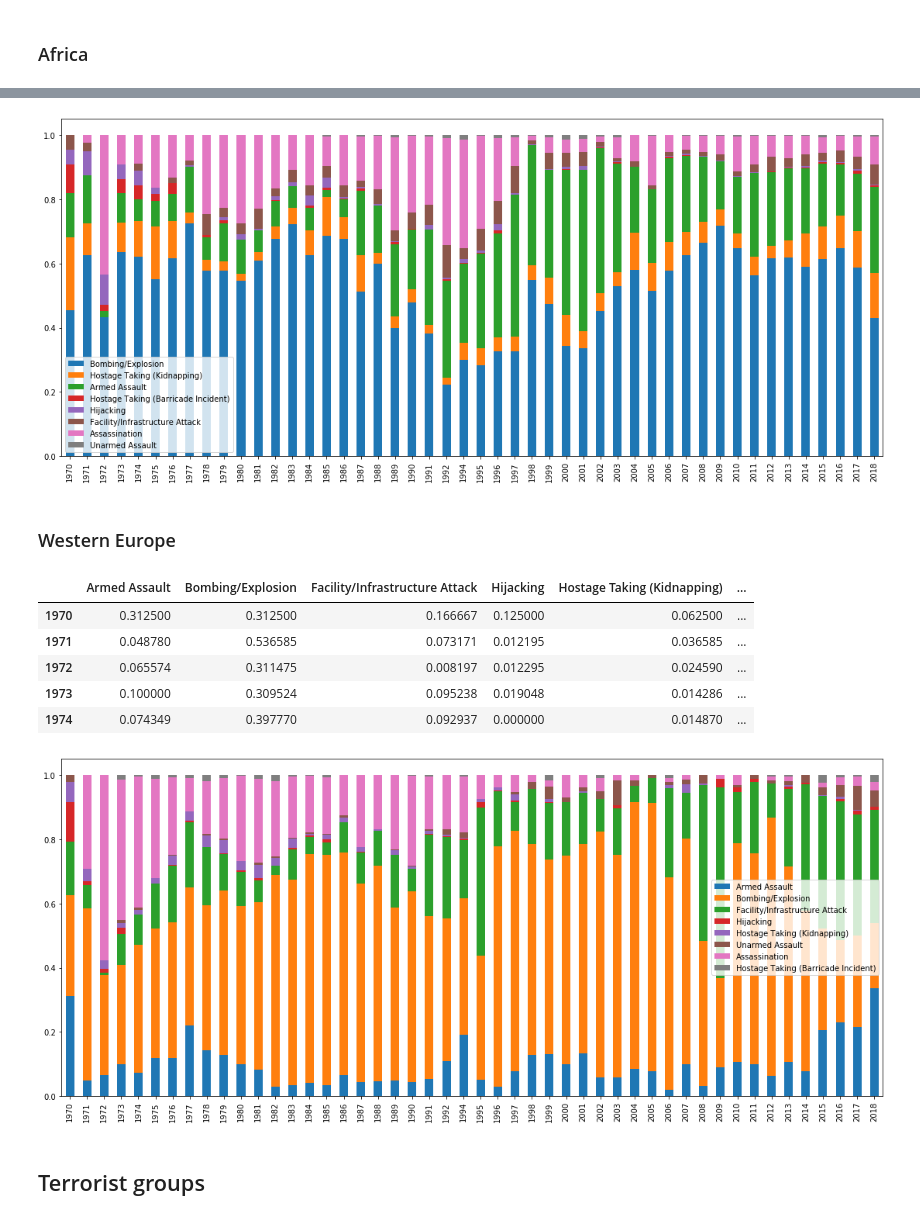
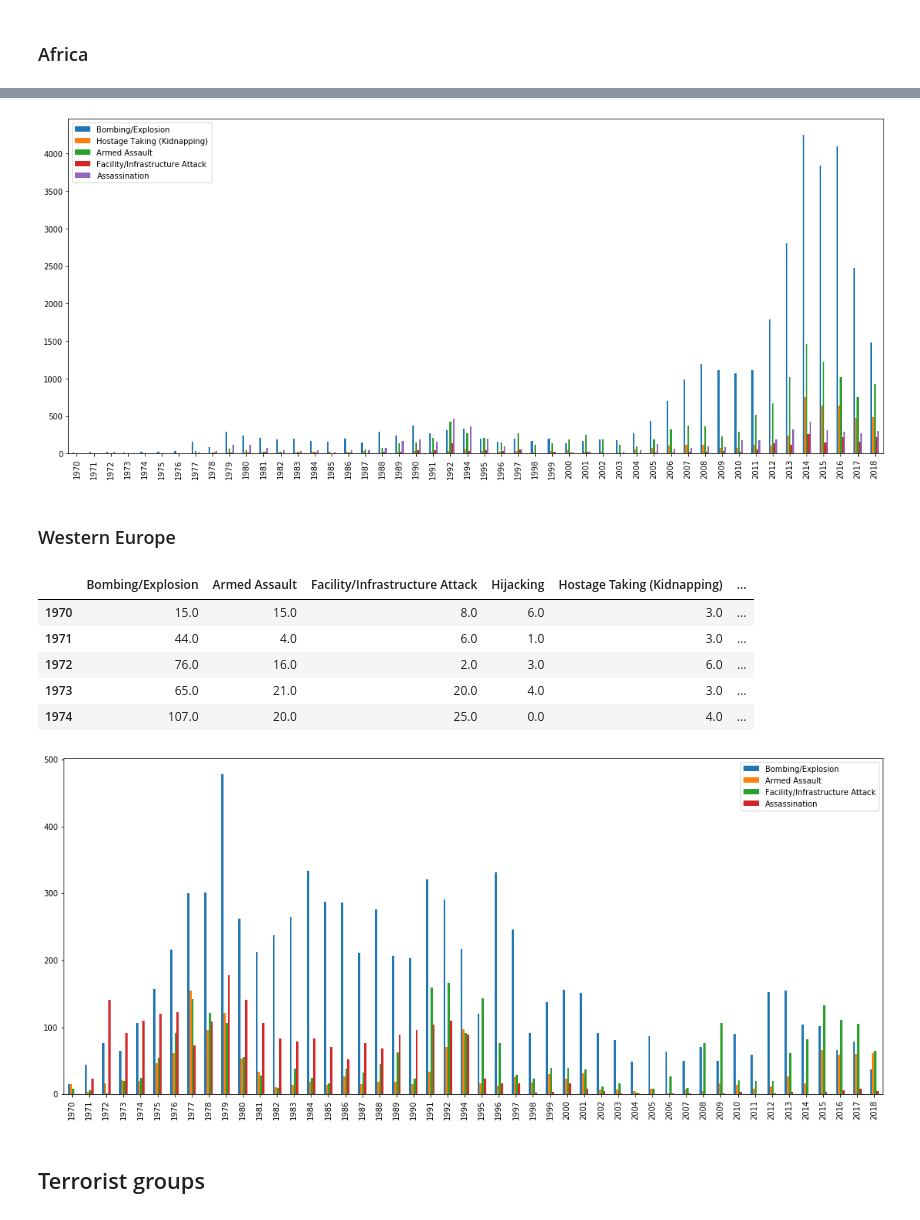
Before and after one commit to CharlesCoster/ada-project-terrorism-impact, a Jupyter notebook: part1.ipynb, the cells around one changed output, grey strips where cells are left out. Saved outputs shown, nothing was run; the diff lists cells and outputs as text; code cells hidden in the pictures.

```diff
--- a/part1.ipynb
+++ b/part1.ipynb
@@ -236,6 +238,6 @@ for year, group in df.groupby('iyear'):
 # %%
-for k in dict_weapons.keys():
-  dict_weapons[k] = normalize(dict_weapons[k])
+# for k in dict_weapons.keys():
+#   dict_weapons[k] = normalize(dict_weapons[k])
 
 weapons_df = pd.DataFrame(dict_weapons).transpose()
 weapons_df.fillna(0,inplace=True)
@@ -325,14 +333,16 @@ plt.show()
 # %% [markdown]
 ### Africa
+# %%
+df = terror_df[terror_df.region_txt.isin(['Sub-Saharan Africa','Middle East & North Africa'])]
 # %%
 dict_attack = {}
-for year, group in afr_terror_df.groupby('iyear'):
+for year, group in df.groupby('iyear'):
     dict_attack[year] = {}
     for txt in ['attacktype1_txt','attacktype2_txt','attacktype3_txt']:
-      attacks = group.attacktype1_txt.value_counts().to_dict()
-      for attack in attacks.keys():
-          if attack not in ['Unknown','Other'] and attack in dict_weapons:
-              dict_attack[year][attack] += attacks[attack]
-          elif attack not in ['Unknown','Other']:
-              dict_attack[year][attack] = attacks[attack]
+        attacks = group.attacktype1_txt.value_counts().to_dict()
+        for attack in attacks.keys():
+            if attack not in ['Unknown','Other'] and attack in dict_weapons:
+                dict_attack[year][attack] += attacks[attack]
+            elif attack not in ['Unknown','Other']:
+                dict_attack[year][attack] = attacks[attack]
 # %%
@@ -352,7 +362,9 @@ attacks_df.head()
+# %%
+imp_attacks = attacks_df.columns[attacks_df.sum() > 1000] # We keep only the attacks that are the more present
 # %%
-attacks_df.plot(kind='bar', stacked=True, legend=True,figsize=(19,8))
+attacks_df[imp_attacks].plot(kind='bar', legend=True,figsize=(19,8))
 plt.show()
 # %% [output]
-[figure, old version]
+[figure, new version]
 # %% [markdown]
 ### Western Europe
@@ -370,14 +384,14 @@ for year, group in west_terror_df.groupby('iyear'):
 # %%
-for k in dict_attack.keys():
-  dict_attack[k] = normalize(dict_attack[k])
+# for k in dict_attack.keys():
+#   dict_attack[k] = normalize(dict_attack[k])
 
 attacks_df = pd.DataFrame(dict_attack).transpose()
 attacks_df.fillna(0,inplace=True)
 attacks_df.head()
 # %% [output]
-|  | Armed Assault | Bombing/Explosion | Facility/Infrastructure Attack | Hijacking | Hostage Taking (Kidnapping) | ... |
-| 1970 | 0.312500 | 0.312500 | 0.166667 | 0.125000 | 0.062500 | ... |
-| 1971 | 0.048780 | 0.536585 | 0.073171 | 0.012195 | 0.036585 | ... |
-| 1972 | 0.065574 | 0.311475 | 0.008197 | 0.012295 | 0.024590 | ... |
-| 1973 | 0.100000 | 0.309524 | 0.095238 | 0.019048 | 0.014286 | ... |
-| 1974 | 0.074349 | 0.397770 | 0.092937 | 0.000000 | 0.014870 | ... |
+|  | Bombing/Explosion | Armed Assault | Facility/Infrastructure Attack | Hijacking | Hostage Taking (Kidnapping) | ... |
+| 1970 | 15.0 | 15.0 | 8.0 | 6.0 | 3.0 | ... |
+| 1971 | 44.0 | 4.0 | 6.0 | 1.0 | 3.0 | ... |
+| 1972 | 76.0 | 16.0 | 2.0 | 3.0 | 6.0 | ... |
+| 1973 | 65.0 | 21.0 | 20.0 | 4.0 | 3.0 | ... |
+| 1974 | 107.0 | 20.0 | 25.0 | 0.0 | 4.0 | ... |
@@ -384,8 +400,8 @@ attacks_df.head()
 # %%
-attacks_df.plot(kind='bar', stacked=True, legend=True,figsize=(19,8))
+attacks_df[imp_attacks].plot(kind='bar', legend=True,figsize=(19,8))
 plt.show()
 # %% [output]
-[figure, old version]
+[figure, new version]
 # %% [markdown]
 ## Terrorist groups
 # %%
```
Also changed, not shown: parts of 41 cells of this notebook.
